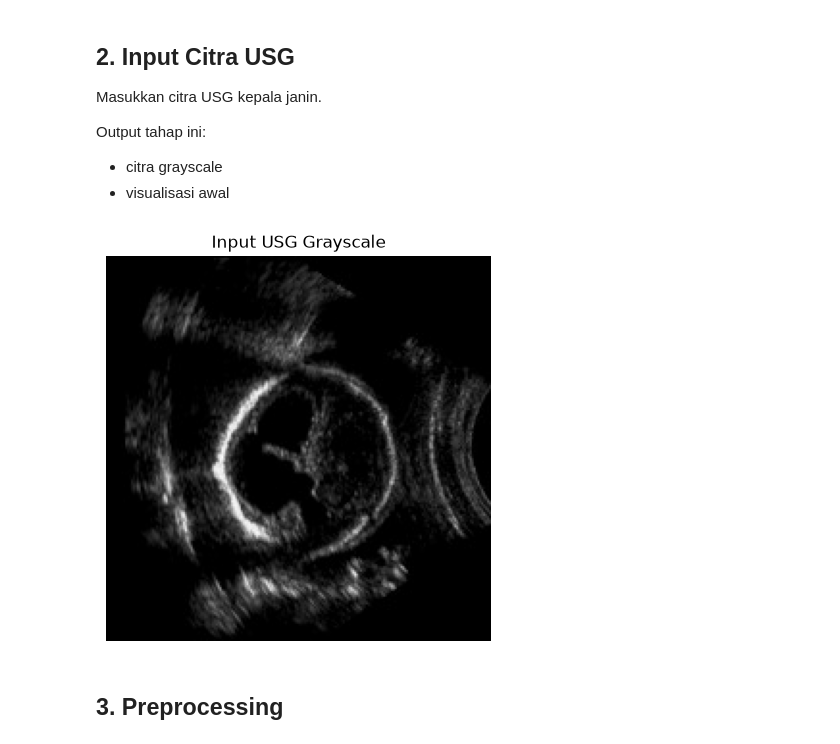
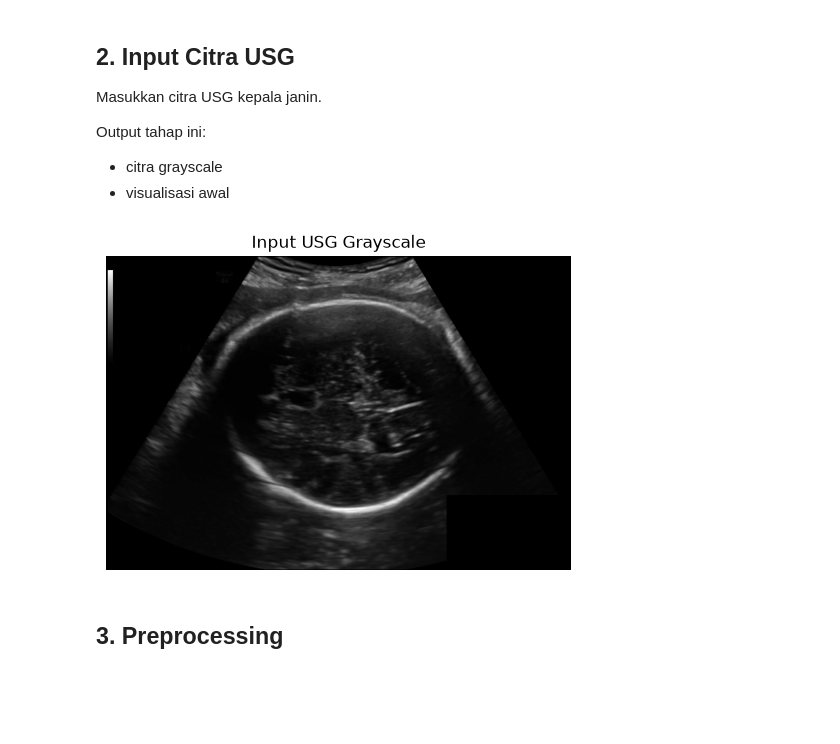
Before and after one commit to najwatahir/comvis-image-rotation, a Jupyter notebook: Deteksi_Umur_Janin/Fetal_USG_IRHT.ipynb, the cells around one changed output. Cells and saved outputs as stored; diff of their text form; code cells hidden in the pictures; blank space fills up the shorter version.

```diff
--- a/Deteksi_Umur_Janin/Fetal_USG_IRHT.ipynb
+++ b/Deteksi_Umur_Janin/Fetal_USG_IRHT.ipynb
@@ -37,21 +37,21 @@ Output tahap ini:
 - visualisasi awal
 # %%
 # Ganti path sesuai lokasi citra
-image_path = "fetal.jpg"
+image_path = "773_2HC.png"
 
 img = cv2.imread(image_path)
 
 if img is None:
     raise FileNotFoundError("Citra tidak ditemukan. Ganti image_path.")
 
 gray = cv2.cvtColor(img, cv2.COLOR_BGR2GRAY)
 
 plt.figure(figsize=(6,5))
 plt.imshow(gray, cmap="gray")
 plt.title("Input USG Grayscale")
 plt.axis("off");
 # %% [output]
-[figure, old version]
+[figure, new version]
 # %% [markdown]
 ## 3. Preprocessing
 # %% [markdown]
```
Also changed, not shown: parts of 6 cells of this notebook, 4 other files.
